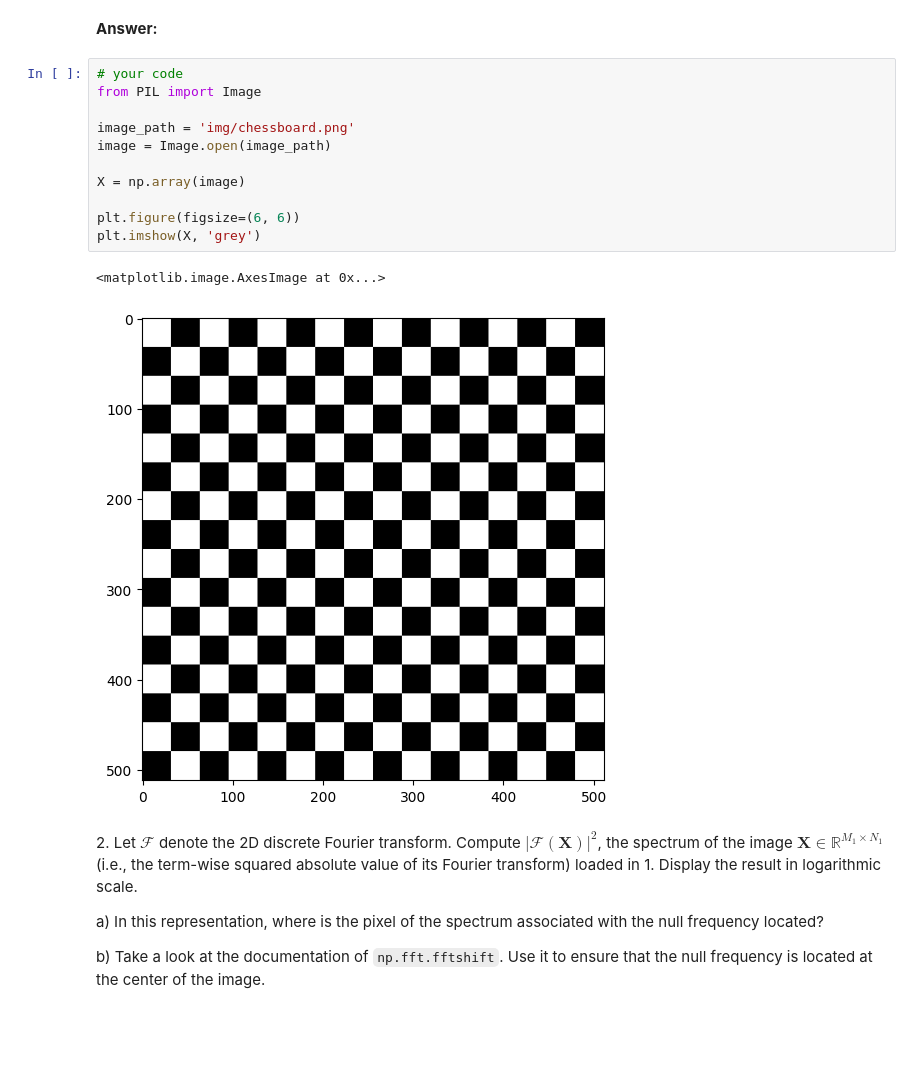
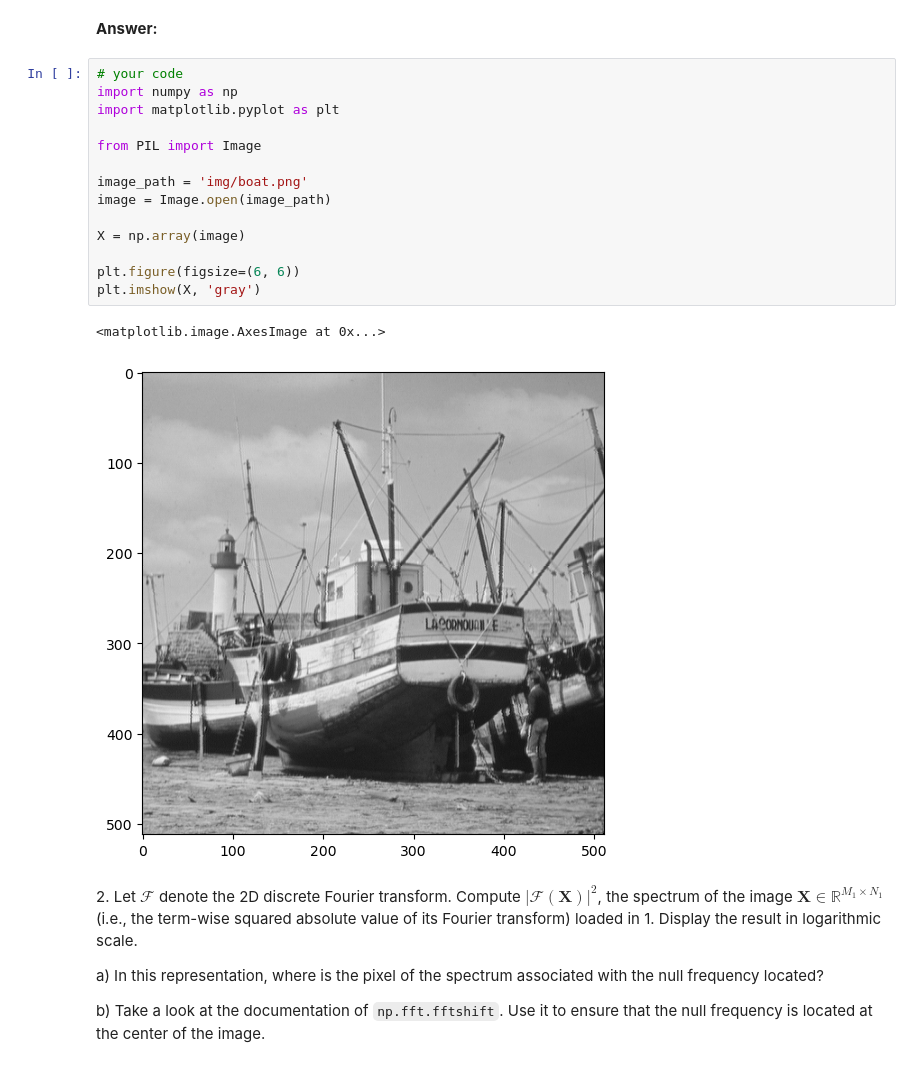
Before and after one commit to Ptiroro/python_sdia, a Jupyter notebook: Labs/Lab3/lab3.ipynb, the cells around one changed output. Cells and saved outputs as stored; diff of their text form; blank space fills up the shorter version.

```diff
--- a/Labs/Lab3/lab3.ipynb
+++ b/Labs/Lab3/lab3.ipynb
@@ -183,18 +183,21 @@ In this exercise, we explore the use of the 2-dimensional Fourier transform to f
 **Answer:**
 # %%
 # your code
+import numpy as np
+import matplotlib.pyplot as plt
+
 from PIL import Image
 
-image_path = 'img/chessboard.png'
+image_path = 'img/boat.png'
 image = Image.open(image_path)
 
 X = np.array(image)
 
 plt.figure(figsize=(6, 6))
-plt.imshow(X, 'grey')
+plt.imshow(X, 'gray')
 # %% [output]
 <matplotlib.image.AxesImage at 0x...>
-[figure, old version]
+[figure, new version]
 # %% [markdown]
 2\. Let $\mathcal{F}$ denote the 2D discrete Fourier transform. Compute $|\mathcal{F}(\mathbf{X})|^2$, the spectrum of the image $\mathbf{X} \in \mathbb{R}^{M_1 \times N_1}$ (i.e., the term-wise squared absolute value of its Fourier transform) loaded in 1. Display the result in logarithmic scale.
 
```
Also changed, not shown: parts of 7 cells of this notebook.
